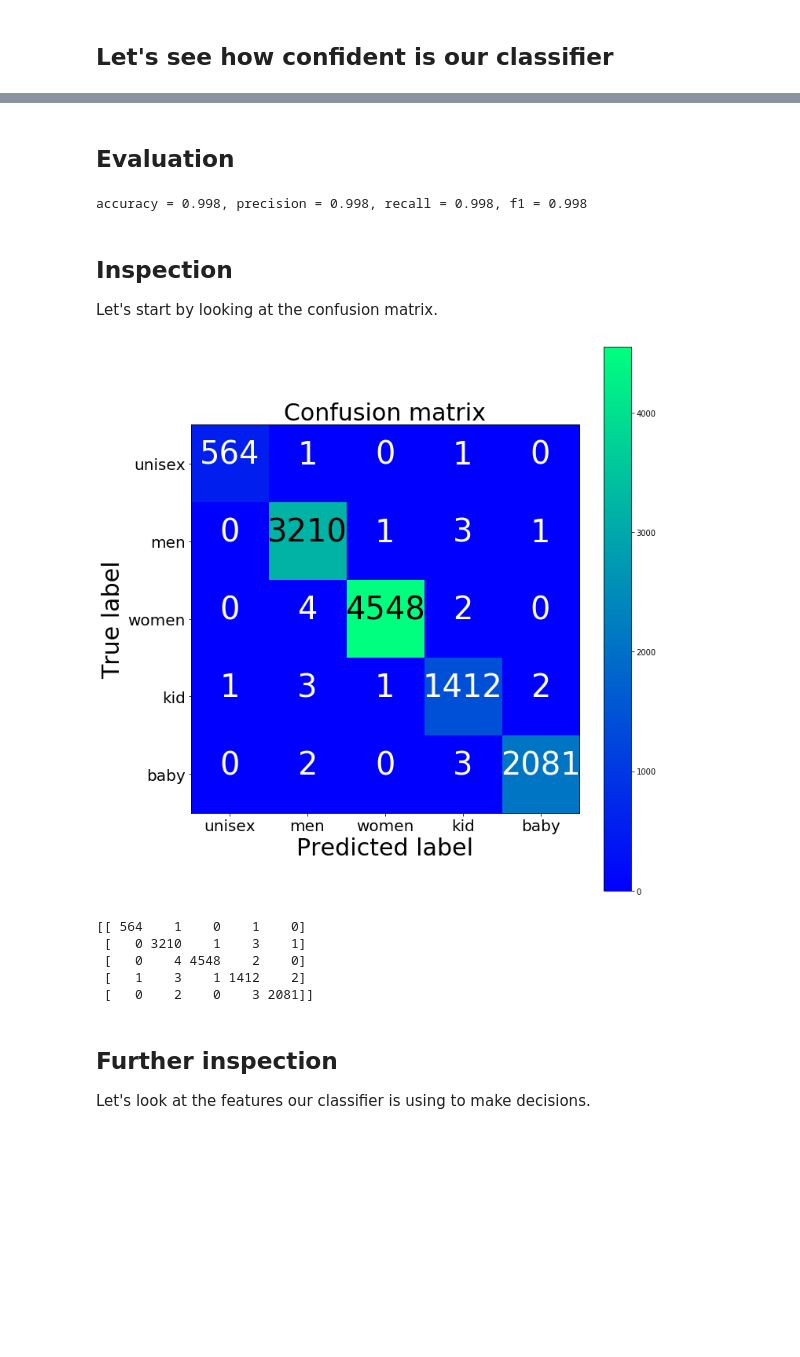
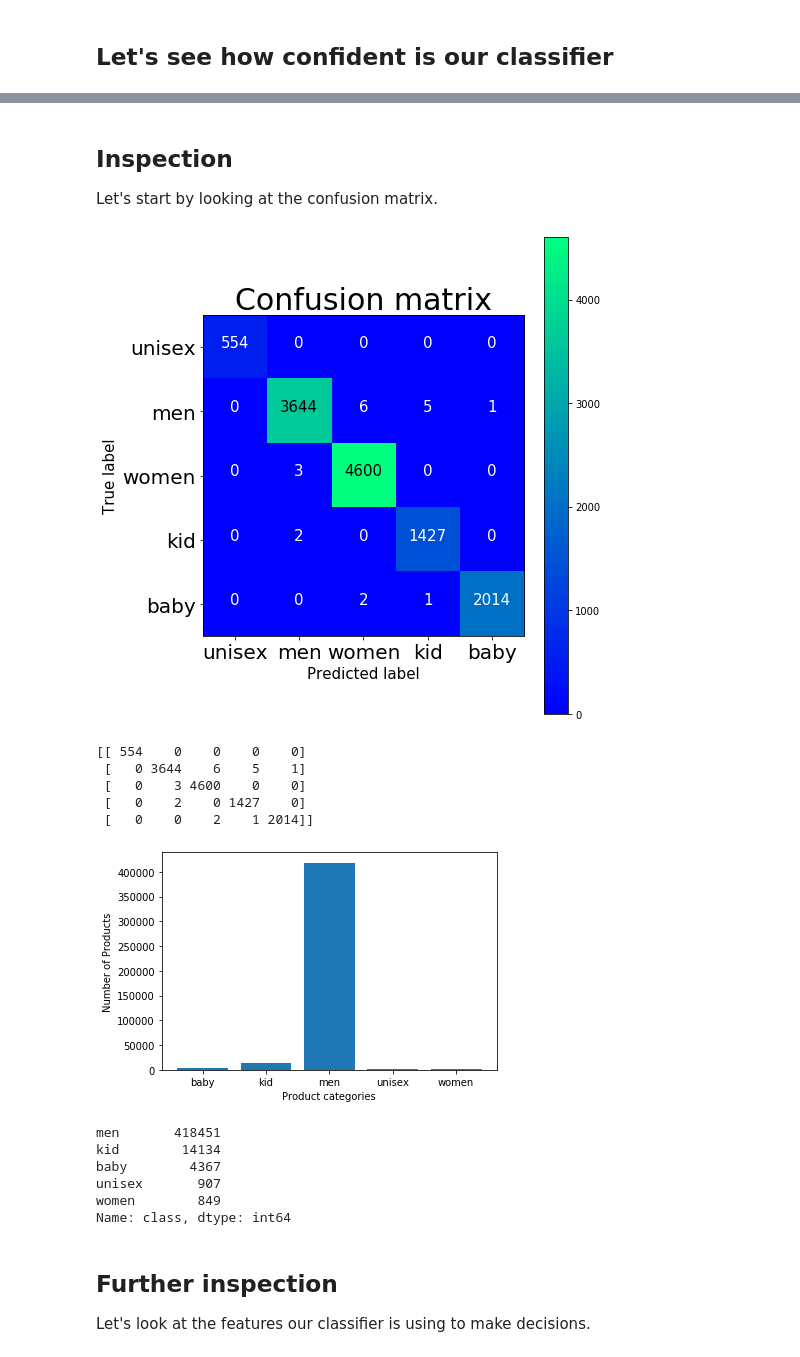
Before and after one commit to jahedpari/Product-Master, a Jupyter notebook: notebooks/Train.ipynb, the cells around one changed output, grey strips where cells are left out. Saved outputs shown, nothing was run; the diff lists cells and outputs as text; code cells hidden in the pictures; blank space fills up the shorter version.

```diff
--- a/notebooks/Train.ipynb
+++ b/notebooks/Train.ipynb
@@ -134,35 +181,8 @@ plt.show()
-# %% [markdown]
-## Evaluation
-# %%
-from sklearn.metrics import accuracy_score, f1_score, precision_score, recall_score, classification_report
-
-def get_metrics(y_test, y_predicted):
-    # true positives / (true positives+false positives)
-    precision = precision_score(y_test, y_predicted, pos_label=None,
-                                    average='weighted')
-    # true positives / (true positives + false negatives)
-    recall = recall_score(y_test, y_predicted, pos_label=None,
-                              average='weighted')
-
-    # harmonic mean of precision and recall
-    f1 = f1_score(y_test, y_predicted, pos_label=None, average='weighted')
-
-    # true positives + true negatives/ total
-    accuracy = accuracy_score(y_test, y_predicted)
-    return accuracy, precision, recall, f1
-
-accuracy, precision, recall, f1 = get_metrics(y_test, y_predicted_counts)
-print("accuracy = %.3f, precision = %.3f, recall = %.3f, f1 = %.3f" % (accuracy, precision, recall, f1))
-# %% [output]
-accuracy = 0.998, precision = 0.998, recall = 0.998, f1 = 0.998
 # %% [markdown]
 ## Inspection
  Let's start by looking at the confusion matrix.
 # %%
 
-import numpy as np
-import itertools
-from sklearn.metrics import confusion_matrix
 
 def plot_confusion_matrix(cm, classes,
                           normalize=False,
@@ -182,26 +202,37 @@ def plot_confusion_matrix(cm, classes,
 
     for i, j in itertools.product(range(cm.shape[0]), range(cm.shape[1])):
         plt.text(j, i, format(cm[i, j], fmt), horizontalalignment="center",
-                 color="white" if cm[i, j] < thresh else "black", fontsize=40)
+                 color="white" if cm[i, j] < thresh else "black", fontsize=15)
 
     plt.tight_layout()
-    plt.ylabel('True label', fontsize=30)
-    plt.xlabel('Predicted label', fontsize=30)
+    plt.ylabel('True label', fontsize=15)
+    plt.xlabel('Predicted label', fontsize=15)
 
     return plt
 # %%
 cm = confusion_matrix(y_test, y_predicted_counts)
-fig = plt.figure(figsize=(10, 10))
+fig = plt.figure(figsize=(7, 7))
 plot = plot_confusion_matrix(cm, classes=classes, normalize=False, title='Confusion matrix')
 plt.show()
 print(cm)
 # %% [output]
-[figure, old version]
+[figure, new version]
-[[ 564    1    0    1    0]
- [   0 3210    1    3    1]
- [   0    4 4548    2    0]
- [   1    3    1 1412    2]
- [   0    2    0    3 2081]]
+[[ 554    0    0    0    0]
+ [   0 3644    6    5    1]
+ [   0    3 4600    0    0]
+ [   0    2    0 1427    0]
+ [   0    0    2    1 2014]]
+# %%
+plot_class_distribution (unlabeled_data, 'product_type','class', starting_index=0)
+print(unlabeled_data['class'].value_counts())
+# %% [output]
+[figure, added]
+men       418451
+kid        14134
+baby        4367
+unisex       907
+women        849
+Name: class, dtype: int64
 # %% [markdown]
 ## Further inspection
 Let's look at the features our classifier is using to make decisions.
```
Also changed, not shown: parts of 28 cells of this notebook, 4 other files.
